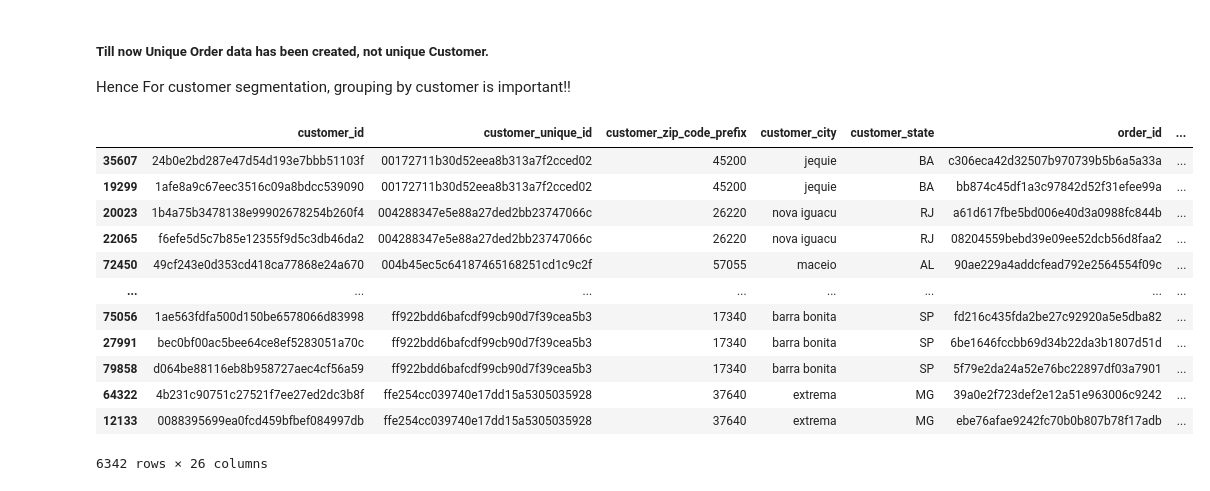
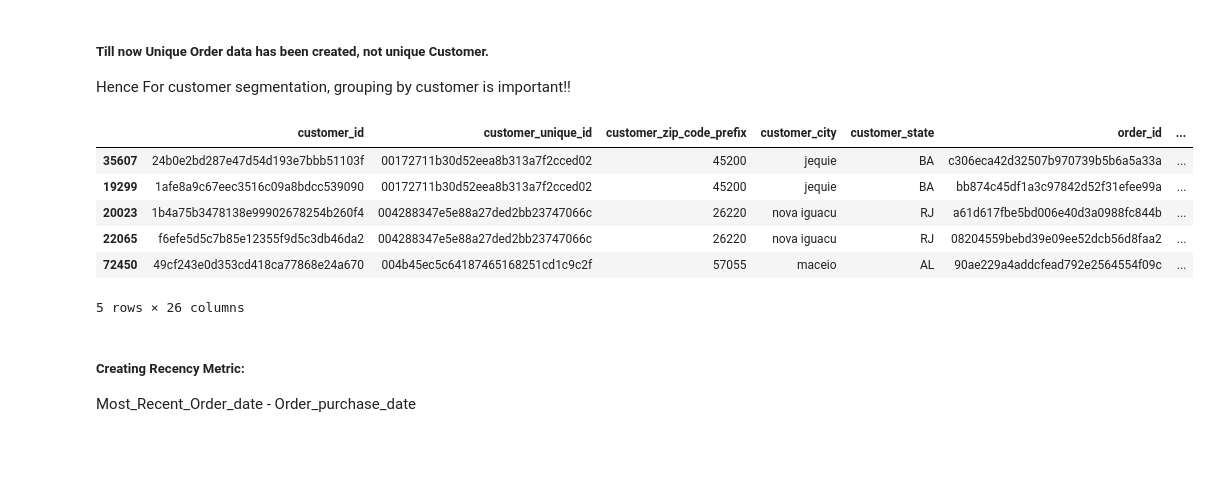
Before and after one commit to DDTcodes17/Olist_Segmentation_Churn_Prediction, a Jupyter notebook: notebook/EDA.ipynb, the cells around one changed output. Drawn from its saved outputs; the diff is of its cells as text; code cells hidden in the pictures; blank space fills up the shorter version.

Commit message:
Data Cleaned, Ready for ML

```diff
--- a/notebook/EDA.ipynb
+++ b/notebook/EDA.ipynb
@@ -280,20 +278,15 @@ final_olist_order_dataset[final_olist_order_dataset['max_methods']>1]
 Hence For customer segmentation, grouping by customer is important!!
 # %%
 
-final_olist_order_dataset[final_olist_order_dataset.duplicated(subset="customer_unique_id", keep=False)].sort_values(by="customer_unique_id")
-
-final_olist_customer_data = final_olist_order_dataset.groupby()
+final_olist_order_dataset[final_olist_order_dataset.duplicated(subset="customer_unique_id", keep=False)].sort_values(by="customer_unique_id").head()
 # %% [output]
 |  | customer_id | customer_unique_id | customer_zip_code_prefix | customer_city | customer_state | order_id | ... |
 | 35607 | 24b0e2bd287e47d54d193e7bbb51103f | 00172711b30d52eea8b313a7f2cced02 | 45200 | jequie | BA | c306eca42d32507b970739b5b6a5a33a | ... |
 | 19299 | 1afe8a9c67eec3516c09a8bdcc539090 | 00172711b30d52eea8b313a7f2cced02 | 45200 | jequie | BA | bb874c45df1a3c97842d52f31efee99a | ... |
 | 20023 | 1b4a75b3478138e99902678254b260f4 | 004288347e5e88a27ded2bb23747066c | 26220 | nova iguacu | RJ | a61d617fbe5bd006e40d3a0988fc844b | ... |
 | 22065 | f6efe5d5c7b85e12355f9d5c3db46da2 | 004288347e5e88a27ded2bb23747066c | 26220 | nova iguacu | RJ | 08204559bebd39e09ee52dcb56d8faa2 | ... |
 | 72450 | 49cf243e0d353cd418ca77868e24a670 | 004b45ec5c64187465168251cd1c9c2f | 57055 | maceio | AL | 90ae229a4addcfead792e2564554f09c | ... |
-| ... | ... | ... | ... | ... | ... | ... | ... |
-| 75056 | 1ae563fdfa500d150be6578066d83998 | ff922bdd6bafcdf99cb90d7f39cea5b3 | 17340 | barra bonita | SP | fd216c435fda2be27c92920a5e5dba82 | ... |
-| 27991 | bec0bf00ac5bee64ce8ef5283051a70c | ff922bdd6bafcdf99cb90d7f39cea5b3 | 17340 | barra bonita | SP | 6be1646fccbb69d34b22da3b1807d51d | ... |
-| 79858 | d064be88116eb8b958727aec4cf56a59 | ff922bdd6bafcdf99cb90d7f39cea5b3 | 17340 | barra bonita | SP | 5f79e2da24a52e76bc22897df03a7901 | ... |
-| 64322 | 4b231c90751c27521f7ee27ed2dc3b8f | ffe254cc039740e17dd15a5305035928 | 37640 | extrema | MG | 39a0e2f723def2e12a51e963006c9242 | ... |
-| 12133 | 0088395699ea0fcd459bfbef084997db | ffe254cc039740e17dd15a5305035928 | 37640 | extrema | MG | ebe76afae9242fc70b0b807b78f17adb | ... |
-6342 rows × 26 columns
+5 rows × 26 columns
+# %% [markdown]
+##### Creating Recency Metric:
+Most_Recent_Order_date - Order_purchase_date
```
Also changed, not shown: parts of 13 cells of this notebook.
